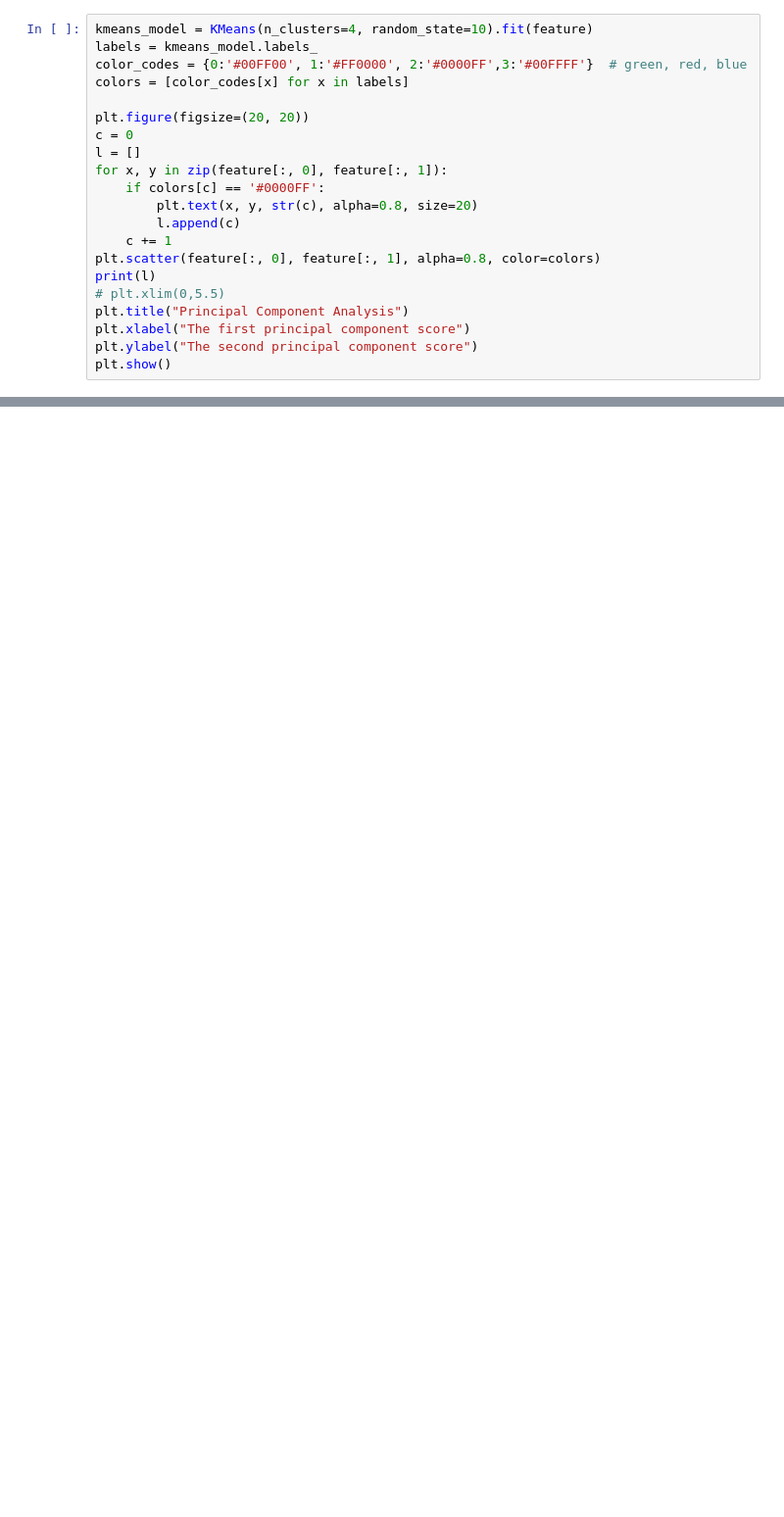
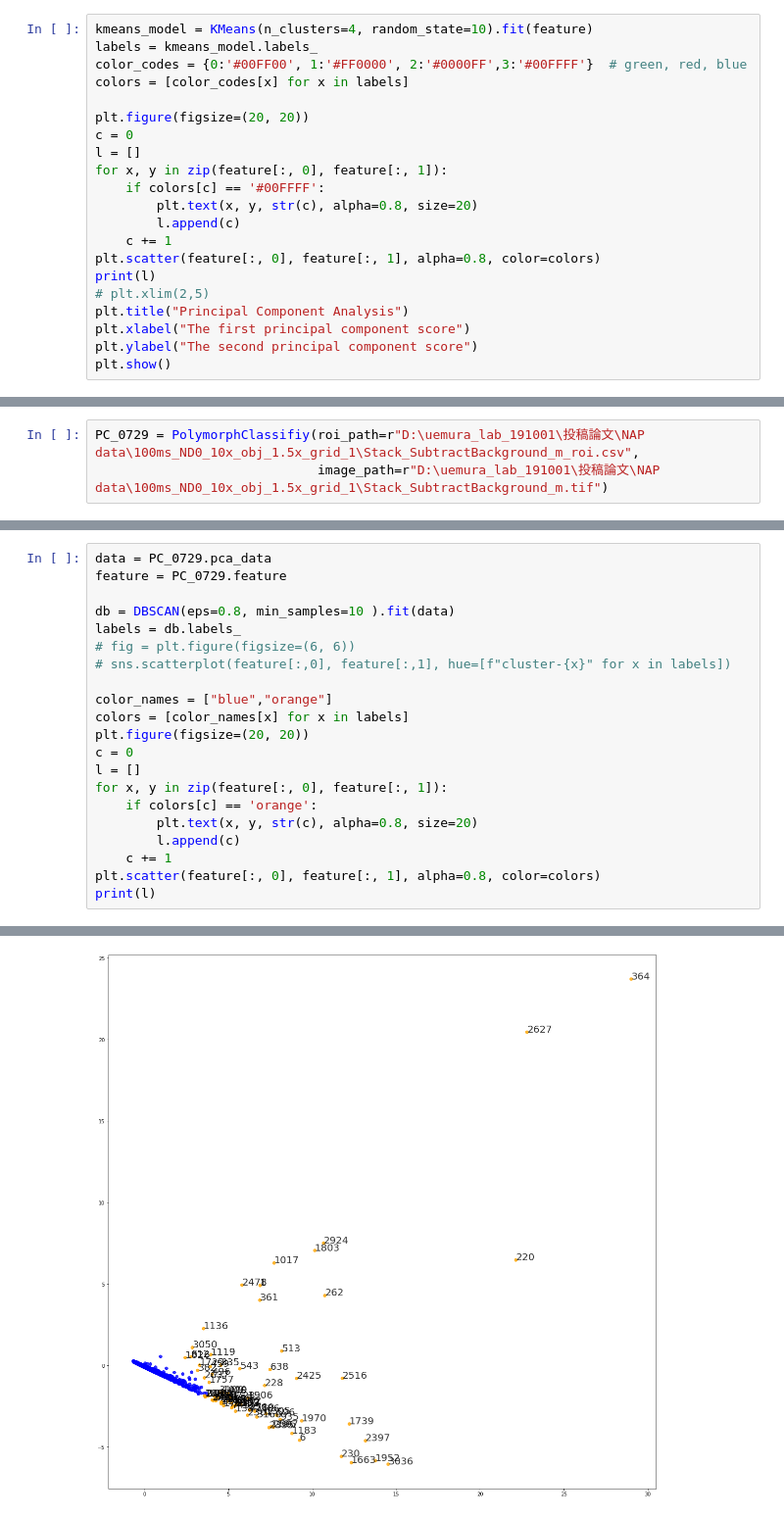
Before and after one commit to HarukaNarita/classification, a Jupyter notebook: Untitled.ipynb, the cells around one changed output, grey strips where cells are left out. Shown at 98% size. Saved outputs shown, nothing was run; the diff lists cells and outputs as text; blank space fills up the shorter version.

```diff
--- a/Untitled.ipynb
+++ b/Untitled.ipynb
@@ -391,13 +52,13 @@ plt.figure(figsize=(20, 20))
 c = 0
 l = []
 for x, y in zip(feature[:, 0], feature[:, 1]):
-    if colors[c] == '#0000FF':
+    if colors[c] == '#00FFFF':
         plt.text(x, y, str(c), alpha=0.8, size=20)
         l.append(c)
     c += 1
 plt.scatter(feature[:, 0], feature[:, 1], alpha=0.8, color=colors)
 print(l)
-# plt.xlim(0,5.5)
+# plt.xlim(2,5)
 plt.title("Principal Component Analysis")
 plt.xlabel("The first principal component score")
 plt.ylabel("The second principal component score")
@@ -412,0 +71,3 @@ SystemExit: 0
+# %%
+PC_0729 = PolymorphClassifiy(roi_path=r"D:\uemura_lab_191001\投稿論文\NAP data\100ms_ND0_10x_obj_1.5x_grid_1\Stack_SubtractBackground_m_roi.csv",
+                             image_path=r"D:\uemura_lab_191001\投稿論文\NAP data\100ms_ND0_10x_obj_1.5x_grid_1\Stack_SubtractBackground_m.tif")
@@ -412,0 +79,22 @@ SystemExit: 0
+# %%
+data = PC_0729.pca_data
+feature = PC_0729.feature
+
+db = DBSCAN(eps=0.8, min_samples=10 ).fit(data)
+labels = db.labels_
+# fig = plt.figure(figsize=(6, 6))
+# sns.scatterplot(feature[:,0], feature[:,1], hue=[f"cluster-{x}" for x in labels])
+
+color_names = ["blue","orange"]
+colors = [color_names[x] for x in labels]
+plt.figure(figsize=(20, 20))
+c = 0
+l = []
+for x, y in zip(feature[:, 0], feature[:, 1]):
+    if colors[c] == 'orange':
+        plt.text(x, y, str(c), alpha=0.8, size=20)
+        l.append(c)
+    c += 1
+plt.scatter(feature[:, 0], feature[:, 1], alpha=0.8, color=colors)
+print(l)
+# %% [output]
@@ -412,0 +102 @@ SystemExit: 0
+[figure, added]
```
Also changed, not shown: parts of 17 cells of this notebook.
